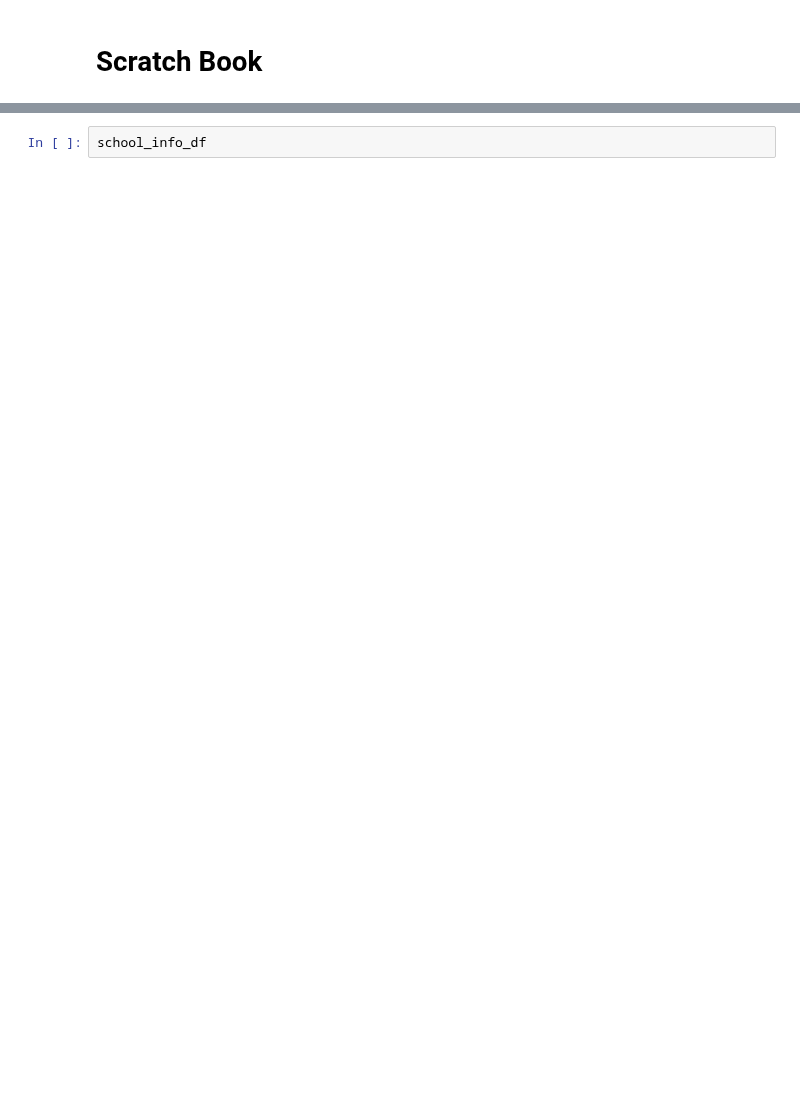
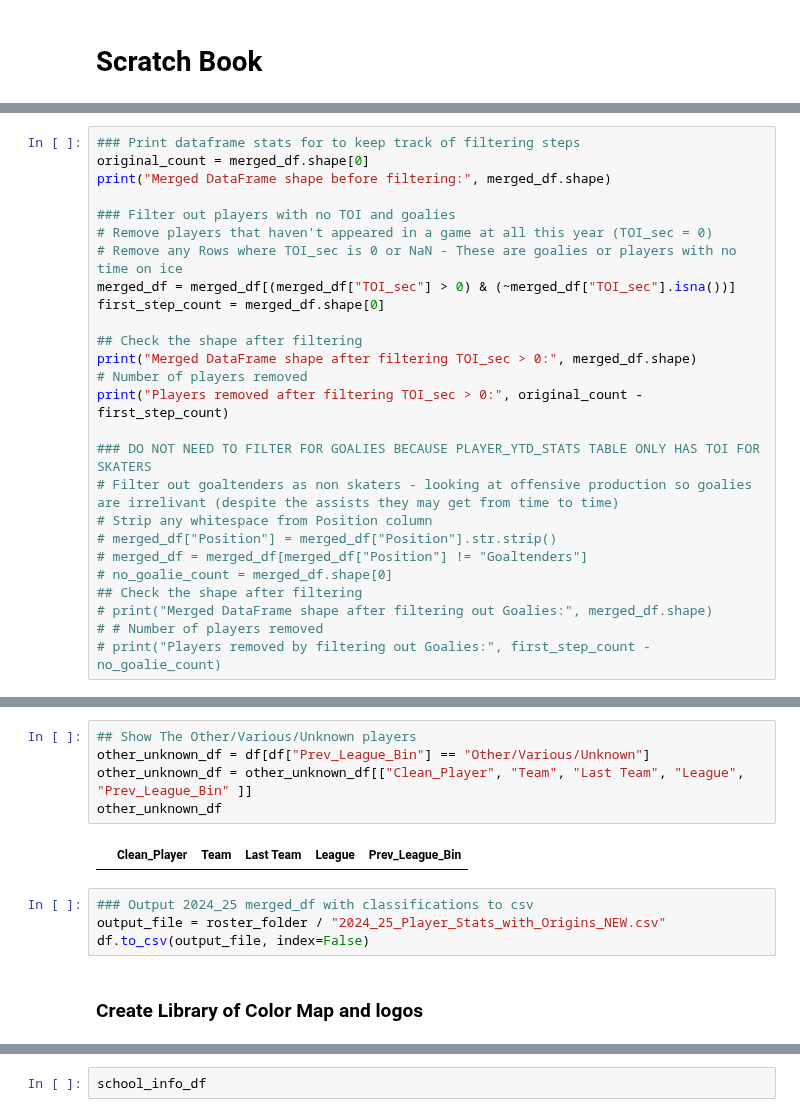
Before and after one commit to JSmith1826/college_hockey_2526, a Jupyter notebook: workbook/scratch_book.ipynb, the cells around one changed output, grey strips where cells are left out. Drawn from its saved outputs; the diff is of its cells as text; blank space fills up the shorter version.

```diff
--- a/workbook/scratch_book.ipynb
+++ b/workbook/scratch_book.ipynb
@@ -2,0 +246,26 @@
+# %%
+### Print dataframe stats for to keep track of filtering steps
+original_count = merged_df.shape[0]
+print("Merged DataFrame shape before filtering:", merged_df.shape)
+
+### Filter out players with no TOI and goalies
+# Remove players that haven't appeared in a game at all this year (TOI_sec = 0)
+# Remove any Rows where TOI_sec is 0 or NaN - These are goalies or players with no time on ice
+merged_df = merged_df[(merged_df["TOI_sec"] > 0) & (~merged_df["TOI_sec"].isna())]
+first_step_count = merged_df.shape[0]
+
+## Check the shape after filtering
+print("Merged DataFrame shape after filtering TOI_sec > 0:", merged_df.shape)
+# Number of players removed
+print("Players removed after filtering TOI_sec > 0:", original_count - first_step_count)
+
+### DO NOT NEED TO FILTER FOR GOALIES BECAUSE PLAYER_YTD_STATS TABLE ONLY HAS TOI FOR SKATERS
+# Filter out goaltenders as non skaters - looking at offensive production so goalies are irrelivant (despite the assists they may get from time to time)
+# Strip any whitespace from Position column
+# merged_df["Position"] = merged_df["Position"].str.strip()
+# merged_df = merged_df[merged_df["Position"] != "Goaltenders"]
+# no_goalie_count = merged_df.shape[0]
+## Check the shape after filtering
+# print("Merged DataFrame shape after filtering out Goalies:", merged_df.shape)
+# # Number of players removed
+# print("Players removed by filtering out Goalies:", first_step_count - no_goalie_count)
@@ -3 +481,14 @@
+# %%
+## Show The Other/Various/Unknown players
+other_unknown_df = df[df["Prev_League_Bin"] == "Other/Various/Unknown"]
+other_unknown_df = other_unknown_df[["Clean_Player", "Team", "Last Team", "League", "Prev_League_Bin" ]]
+other_unknown_df
+# %% [output]
+|  | Clean_Player | Team | Last Team | League | Prev_League_Bin |
+# %%
+### Output 2024_25 merged_df with classifications to csv
+output_file = roster_folder / "2024_25_Player_Stats_with_Origins_NEW.csv"
+df.to_csv(output_file, index=False)
+# %% [markdown]
+### Create Library of Color Map and logos
 # %%
```
Also changed, not shown: parts of 17 cells of this notebook, 10 other files.
